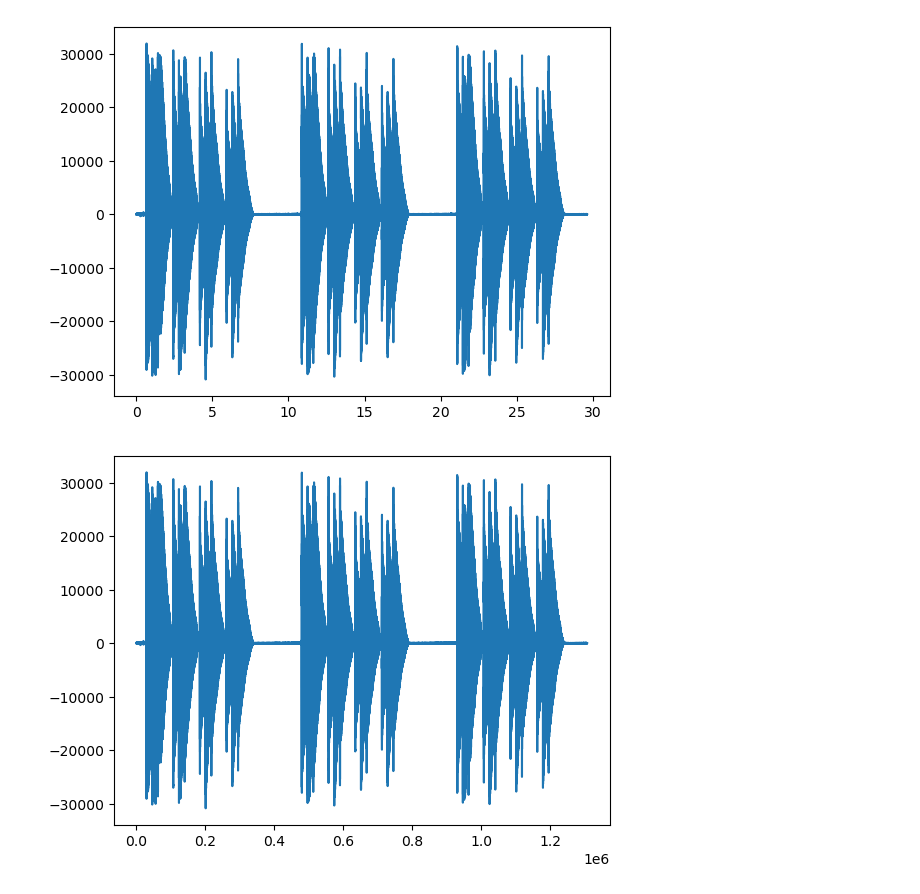
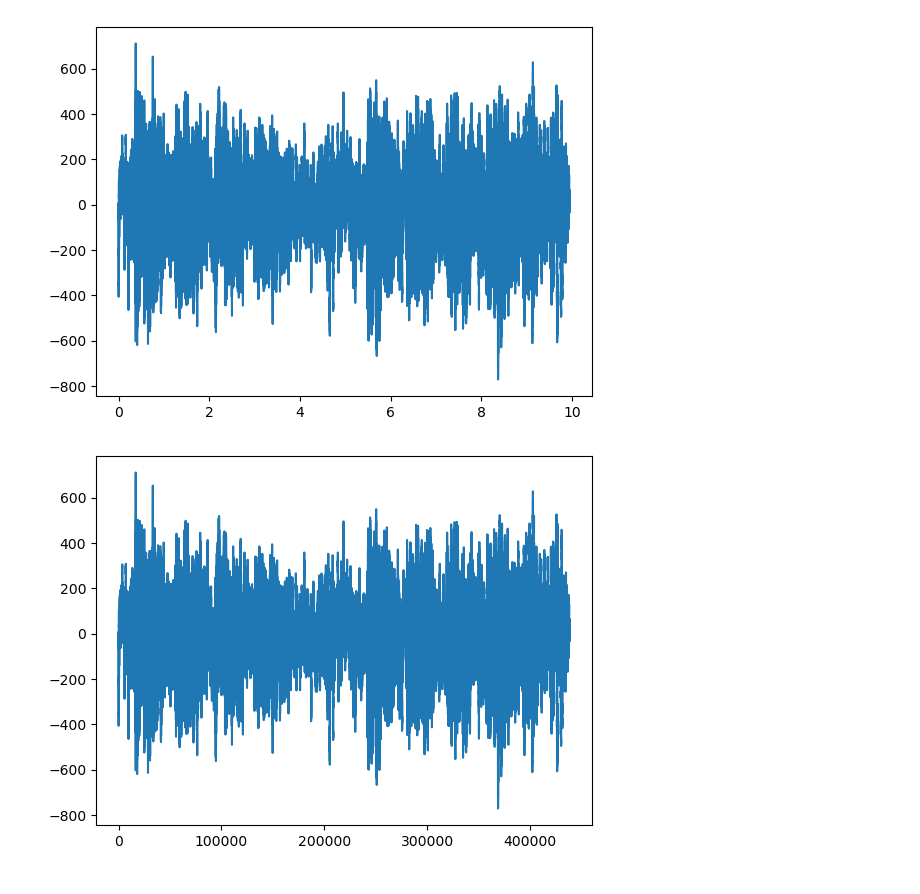
Before and after one commit to jphacks/TK_2302, a Jupyter notebook: FFT.ipynb, the cells around one changed output. Cells and saved outputs as stored; diff of their text form; code cells hidden in the pictures.

```diff
--- a/FFT.ipynb
+++ b/FFT.ipynb
@@ -1,23 +1,22 @@
 # %%
-# 音をプロットして波形を表示
 import wave
 import numpy as np
 import matplotlib.pyplot as plt
 
-file_name = "intercomSound.wav" # 録音ファイル
+file_name = "output.wav" # 録音ファイル
 RATE = 44100 # 録音時に設定したRATE
 
 wf = wave.open(file_name, "rb")
 data = np.frombuffer(wf.readframes(wf.getnframes()), dtype='int16')
 wf.close()
 
 x = np.arange(data.shape[0]) / RATE
 plt.plot(x, data)
 plt.show() # 横軸:時間(sec)
 x = [i for i in range(len(data))]
 plt.plot(x, data)
 plt.show() # 横軸:データ点インデックス
 # %% [output]
-[figure, old version]
+[figure, new version]
-[figure, old version]
+[figure, new version]
 # %%
```
Also changed, not shown: parts of 4 cells of this notebook, 3 other files.
